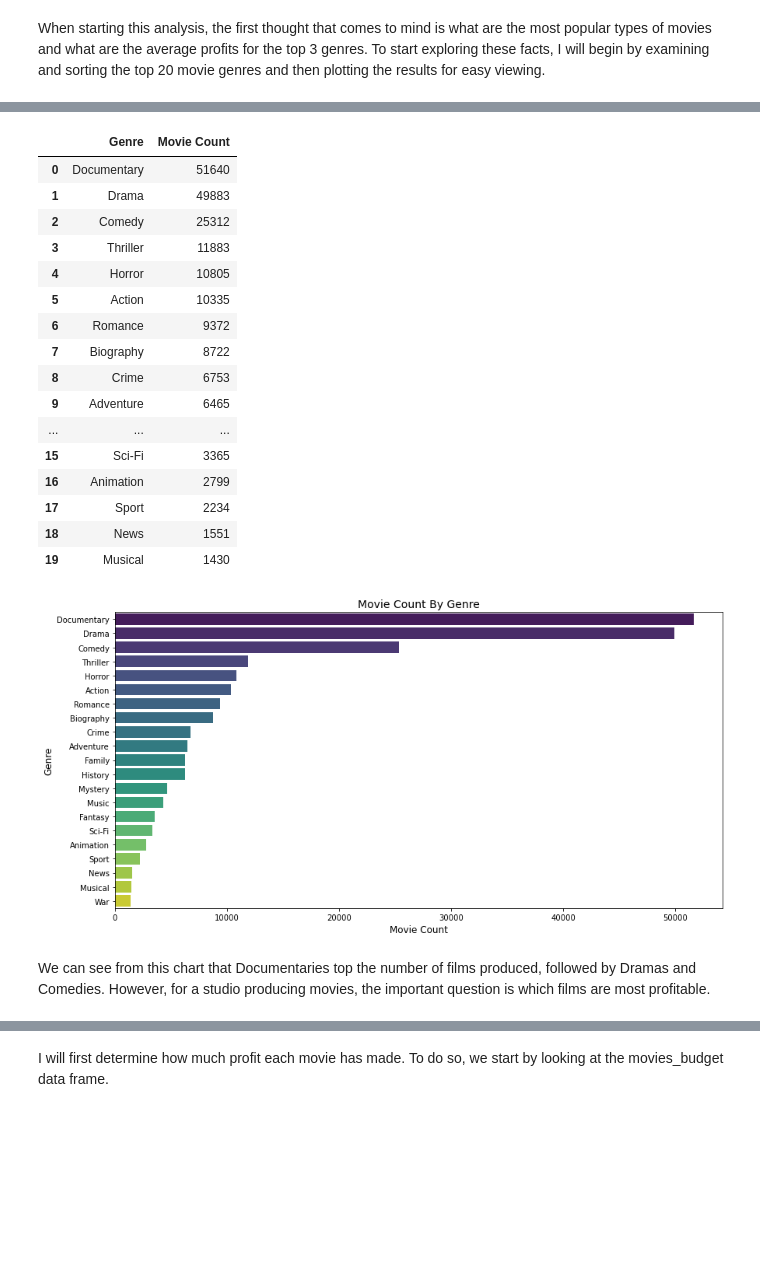
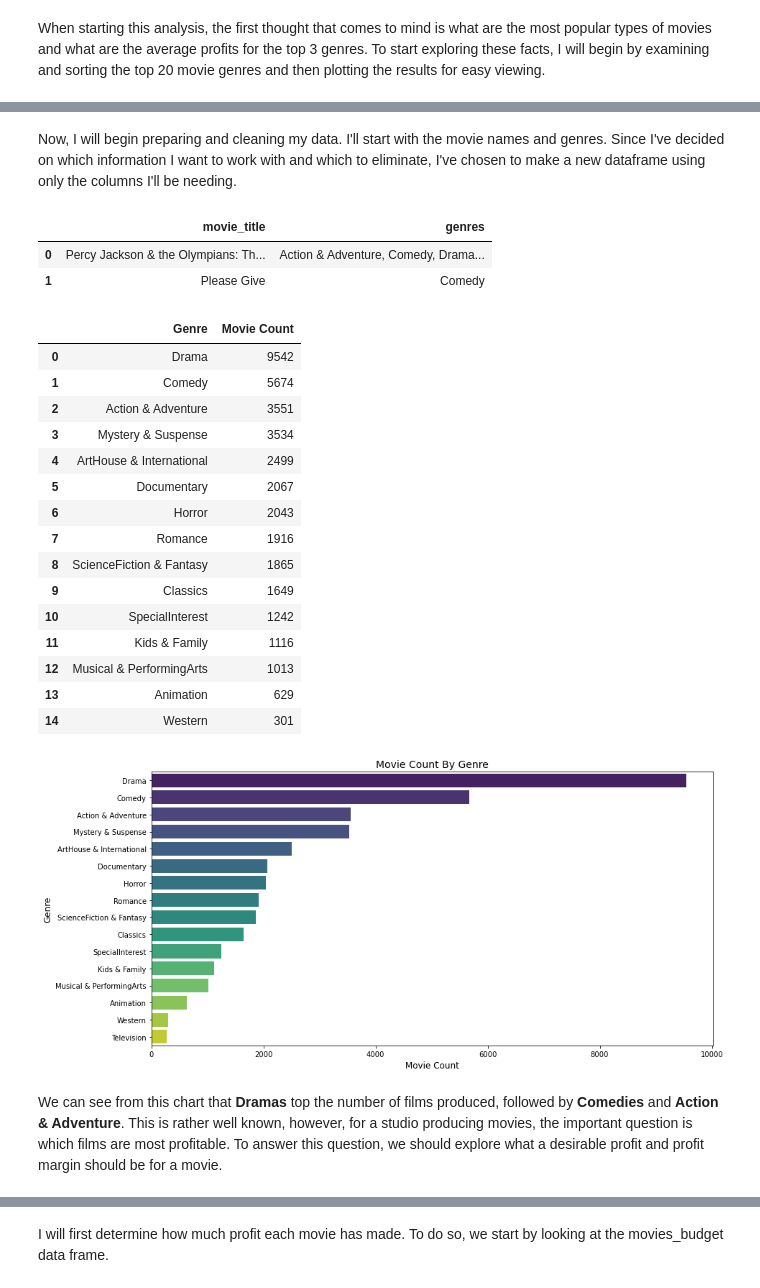
Before and after one commit to samtuleen/Phase1-Microsoft-Movie-Analysis-Project, a Jupyter notebook: Microsoft-Movie-Analysis.ipynb, the cells around one changed output, grey strips where cells are left out. Drawn from its saved outputs; the diff is of its cells as text; code cells hidden in the pictures; blank space fills up the shorter version.

```diff
--- a/Microsoft-Movie-Analysis.ipynb
+++ b/Microsoft-Movie-Analysis.ipynb
@@ -59,38 +53,57 @@ imdb_basics.head(5)
+# %% [markdown]
+Now, I will begin preparing and cleaning my data. I'll start with the movie names and genres. Since I've decided on which information I want to work with and which to eliminate, I've chosen to make a new dataframe using only the columns I'll be needing.
+# %%
+table = rt_movies[['movie_title', 'genres']]
+movies_table = pd.DataFrame(table)
+movies_table.head(2)
+# %% [output]
+|  | movie_title | genres |
+| 0 | Percy Jackson & the Olympians: Th... | Action & Adventure, Comedy, Drama... |
+| 1 | Please Give | Comedy |
+# %%
+#Renaming the table for easy merging later.
+movies_table.rename(columns= {'movie_title': 'movie'}, inplace=True)
+# %%
+#Converting the column to a string for easy manipulation.
+movies_table['genres'].astype(str)
+#When I examined the column, I saw extra spaces in places which caused a few genres to be duplicated. I'm removing them.
+movies_table['genres']= movies_table['genres'].str.replace(' ', '')
+#Replacing the spacing between each ampersand.
+movies_table['genres']= movies_table['genres'].str.replace('&', ' & ')
 # %%
 #I make a new dataframe from the 'genres' column by first splitting the column where each comma is found. I then pivot
 #the table using the explode method while counting the number of times each genre appears by using the value_counts method.
 #Then, preview.
-genre_count = imdb_basics['genres'].str.split(',').explode().value_counts()
+genre_count = movies_table['genres'].str.split(',').explode().value_counts()
 movie_genres = pd.DataFrame(genre_count)
 #Rename the columns
 movie_genres.reset_index(inplace=True)
 movie_genres = movie_genres.rename(columns = {'index':'Genre', 'genres':'Movie Count'})
-movie_genres.head(20)
+movie_genres.head(15)
 # %% [output]
 |  | Genre | Movie Count |
-| 0 | Documentary | 51640 |
-| 1 | Drama | 49883 |
-| 2 | Comedy | 25312 |
-| 3 | Thriller | 11883 |
-| 4 | Horror | 10805 |
-| 5 | Action | 10335 |
-| 6 | Romance | 9372 |
-| 7 | Biography | 8722 |
-| 8 | Crime | 6753 |
-| 9 | Adventure | 6465 |
-| ... | ... | ... |
-| 15 | Sci-Fi | 3365 |
-| 16 | Animation | 2799 |
-| 17 | Sport | 2234 |
-| 18 | News | 1551 |
-| 19 | Musical | 1430 |
+| 0 | Drama | 9542 |
+| 1 | Comedy | 5674 |
+| 2 | Action & Adventure | 3551 |
+| 3 | Mystery & Suspense | 3534 |
+| 4 | ArtHouse & International | 2499 |
+| 5 | Documentary | 2067 |
+| 6 | Horror | 2043 |
+| 7 | Romance | 1916 |
+| 8 | ScienceFiction & Fantasy | 1865 |
+| 9 | Classics | 1649 |
+| 10 | SpecialInterest | 1242 |
+| 11 | Kids & Family | 1116 |
+| 12 | Musical & PerformingArts | 1013 |
+| 13 | Animation | 629 |
+| 14 | Western | 301 |
 # %%
 plt.figure(figsize=(14,7))
-ax1 = sns.barplot(x=movie_genres.loc[0:20,'Movie Count'], y=movie_genres.loc[0:20,'Genre'], palette='viridis')
+ax1 = sns.barplot(x=movie_genres.loc[0:15,'Movie Count'], y=movie_genres.loc[0:15,'Genre'], palette='viridis')
 plt.xlabel('Movie Count', fontsize=12)
 plt.ylabel('Genre', fontsize=12)
 plt.title('Movie Count By Genre', fontsize=14);
 # %% [output]
-[figure, old version]
+[figure, new version]
 # %% [markdown]
-We can see from this chart that Documentaries top the number of films produced, followed by Dramas and Comedies. However, for a studio producing movies, the important question is which films are most profitable.
+We can see from this chart that **Dramas** top the number of films produced, followed by **Comedies** and **Action & Adventure**. This is rather well known, however, for a studio producing movies, the important question is which films are most profitable. To answer this question, we should explore what a desirable profit and profit margin should be for a movie.
```
Also changed, not shown: parts of 25 cells of this notebook, 1 other file.
